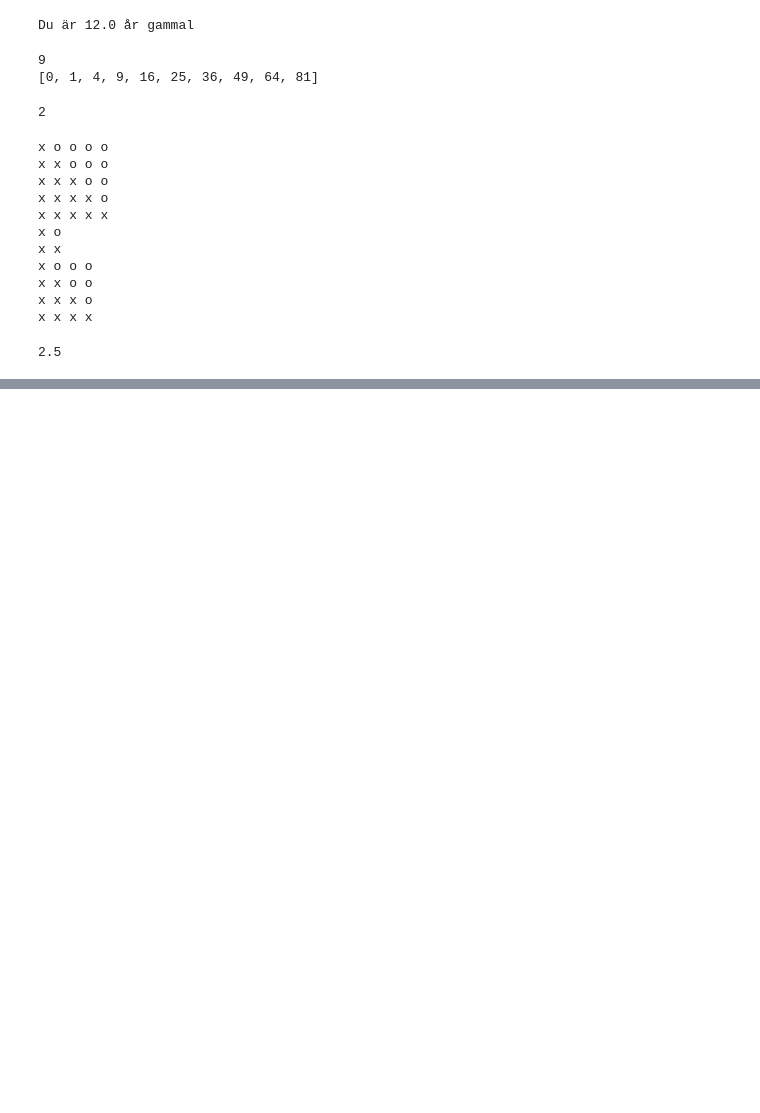
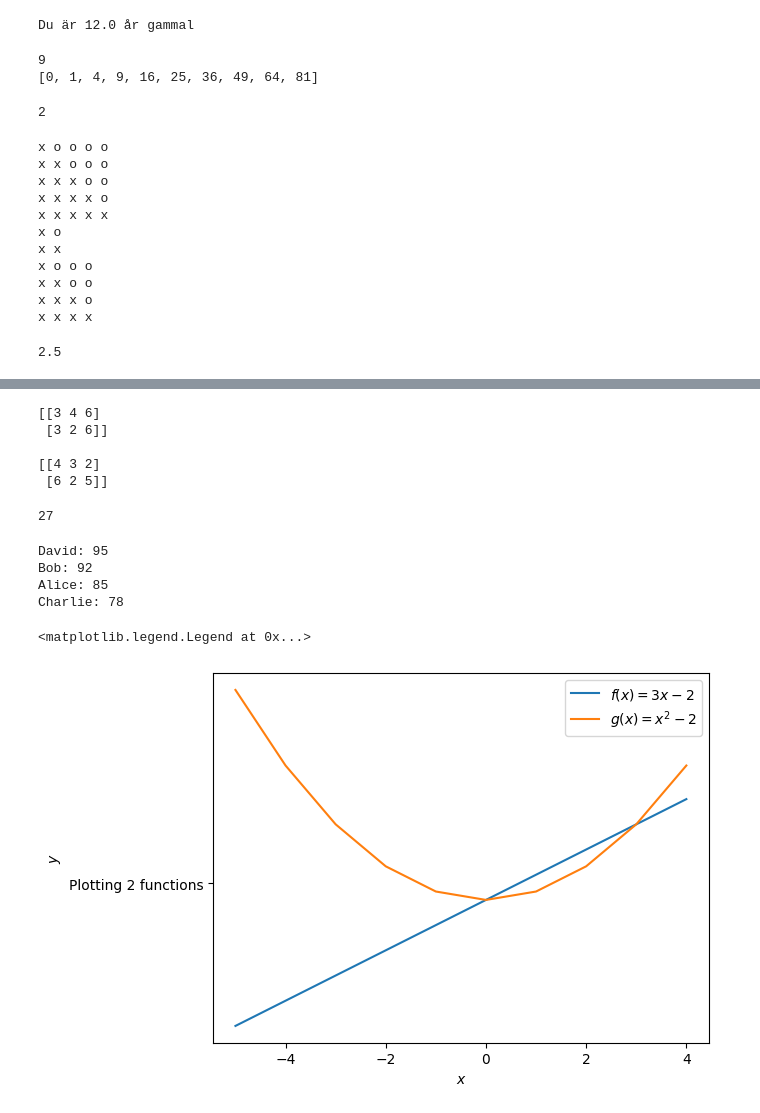
Before and after one commit to DeeveeLoper/python_roberto_camacho_op24, a Jupyter notebook: fundamentals_part_2.ipynb, the cells around one changed output, grey strips where cells are left out. Saved outputs shown, nothing was run; the diff lists cells and outputs as text; code cells hidden in the pictures; blank space fills up the shorter version.

```diff
--- a/fundamentals_part_2.ipynb
+++ b/fundamentals_part_2.ipynb
@@ -105,0 +106,53 @@ different orders
+# %%
+options_list = [2, 3]
+option_dict = dict(dices=3, throws = 2)
+
+simulate_dices(*options_list) #unpacking of list
+print()
+simulate_dices(**option_dict) #dictionary unpacking
+# %% [output]
+[[3 4 6]
+ [3 2 6]]
+
+[[4 3 2]
+ [6 2 5]]
+# %%
+cuber = lambda x: x**3 #x raised to power of 3
+cuber(3)
+# %% [output]
+27
+# %%
+students = [("Alice", 85), ("Bob", 92), ("Charlie", 78), ("David", 95)] #list of tuples
+
+sorted_students = sorted(students, key=lambda student: student[1], reverse=True) # sort by grade
+
+for student in sorted_students:
+    print(f"{student[0]}: {student[1]}")
+# %% [output]
+David: 95
+Bob: 92
+Alice: 85
+Charlie: 78
+# %%
+# sequences
+import matplotlib.pyplot as plt
+
+f = lambda x: 3 * x - 2
+
+def g(x):
+    return x**2 - 2
+
+x = tuple(range(-5, 5))
+
+y = [f(i) for i in x]
+y2 = [g(i) for i in x]
+
+plt.plot(x, y)
+plt.plot(x, y2)
+plt.plot("Plotting 2 functions")
+plt.xlabel("$x$")
+plt.ylabel("$y$")
+plt.legend(["$f(x)=3x-2$", "$g(x) = x^2-2$"])
+# %% [output]
+<matplotlib.legend.Legend at 0x...>
+[figure, added]
```
Also changed, not shown: parts of 16 cells of this notebook, 2 other files.
